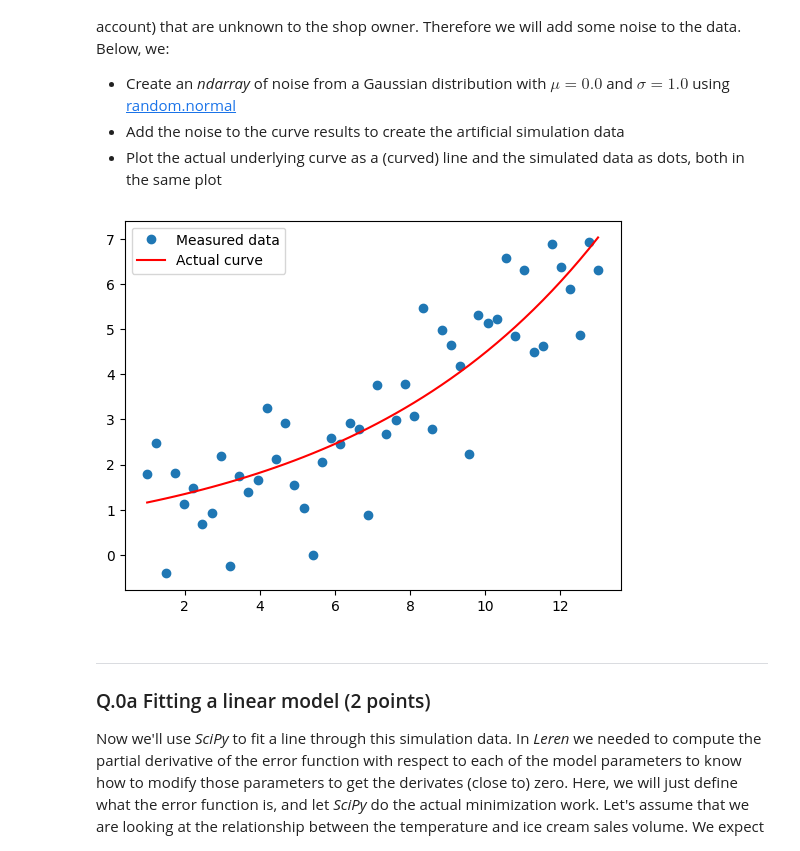
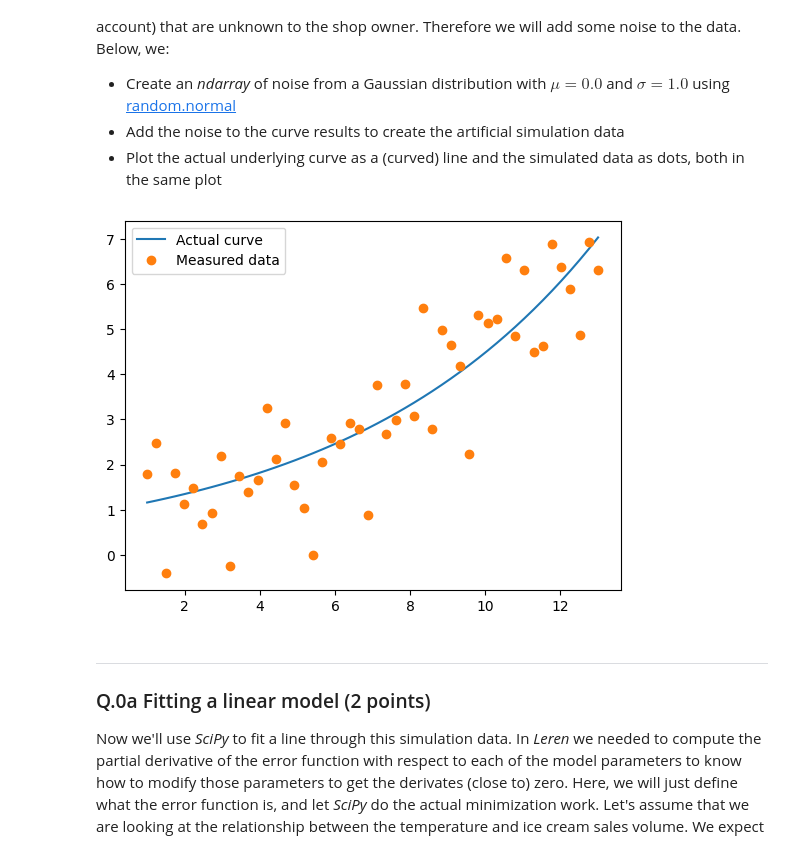
Before and after one commit to YorbenKoolhaas/cogmod, a Jupyter notebook: hw2/Assignment_2.ipynb, the cells around one changed output. Drawn from its saved outputs; the diff is of its cells as text; code cells hidden in the pictures.

```diff
--- a/hw2/Assignment_2.ipynb
+++ b/hw2/Assignment_2.ipynb
@@ -49,21 +49,21 @@ The shop owner is taking note of the ice cream sold on every day but of course s
 # %%
 np.random.seed(seed=99999)
 
 def curve(x):
     return math.e**(3*x/20)
 
 samples = np.linspace(1, 13)
 model_data = np.vectorize(curve)(samples)
 
 noise = np.random.normal(size=samples.shape)
 sim_data = model_data + noise
 
+plt.plot(samples, model_data, label='Actual curve')
 plt.plot(samples, sim_data, 'o', label='Measured data')
-plt.plot(samples, model_data, color='red', label='Actual curve')
 plt.legend()
 plt.show()
 # %% [output]
-[figure, old version]
+[figure, new version]
 # %% [markdown]
 ---
 
```
Also changed, not shown: parts of 24 cells of this notebook.
